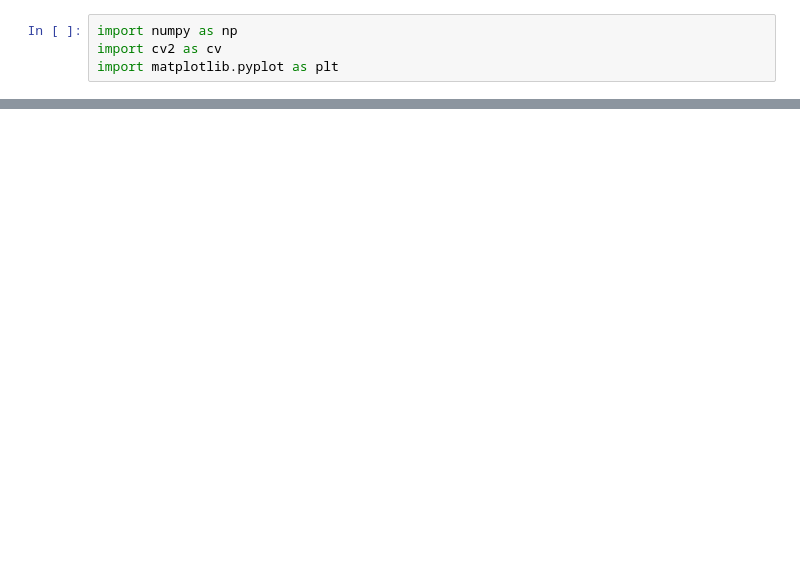
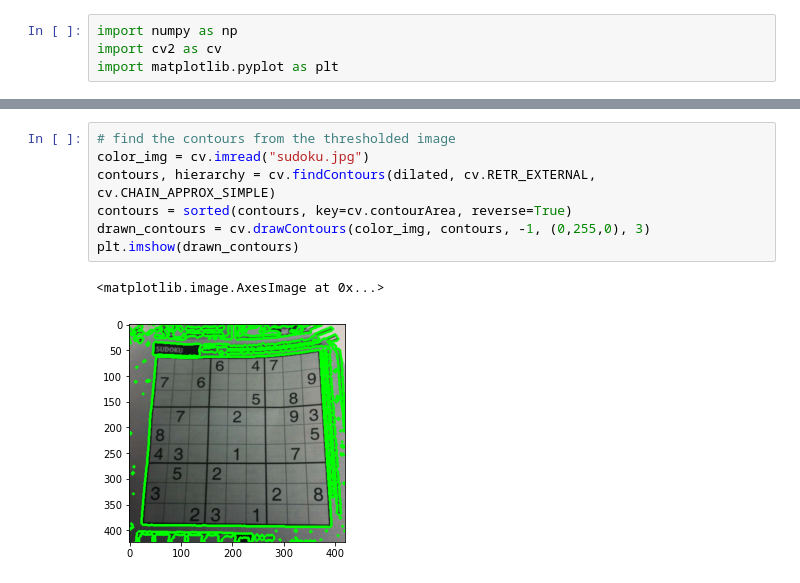
Before and after one commit to brianmakesthings/sudoku_solver, a Jupyter notebook: src/parse_image.ipynb, the cells around one changed output, grey strips where cells are left out. Cells and saved outputs as stored; diff of their text form; blank space fills up the shorter version.

```diff
--- a/src/parse_image.ipynb
+++ b/src/parse_image.ipynb
@@ -63,0 +37,10 @@ TypeError: floodFill() missing required argument 'newVal' (pos 4)
+# %%
+# find the contours from the thresholded image
+color_img = cv.imread("sudoku.jpg")
+contours, hierarchy = cv.findContours(dilated, cv.RETR_EXTERNAL, cv.CHAIN_APPROX_SIMPLE)
+contours = sorted(contours, key=cv.contourArea, reverse=True)
+drawn_contours = cv.drawContours(color_img, contours, -1, (0,255,0), 3)
+plt.imshow(drawn_contours)
+# %% [output]
+<matplotlib.image.AxesImage at 0x...>
+[figure, added]
```
Also changed, not shown: parts of 22 cells of this notebook, 1 other file.
